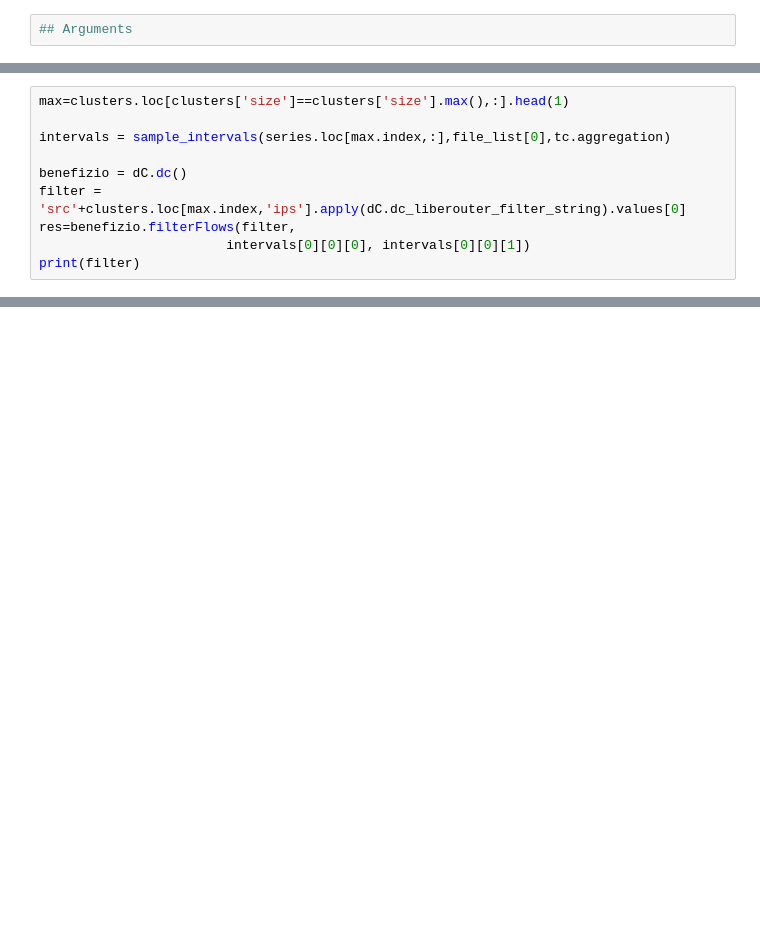
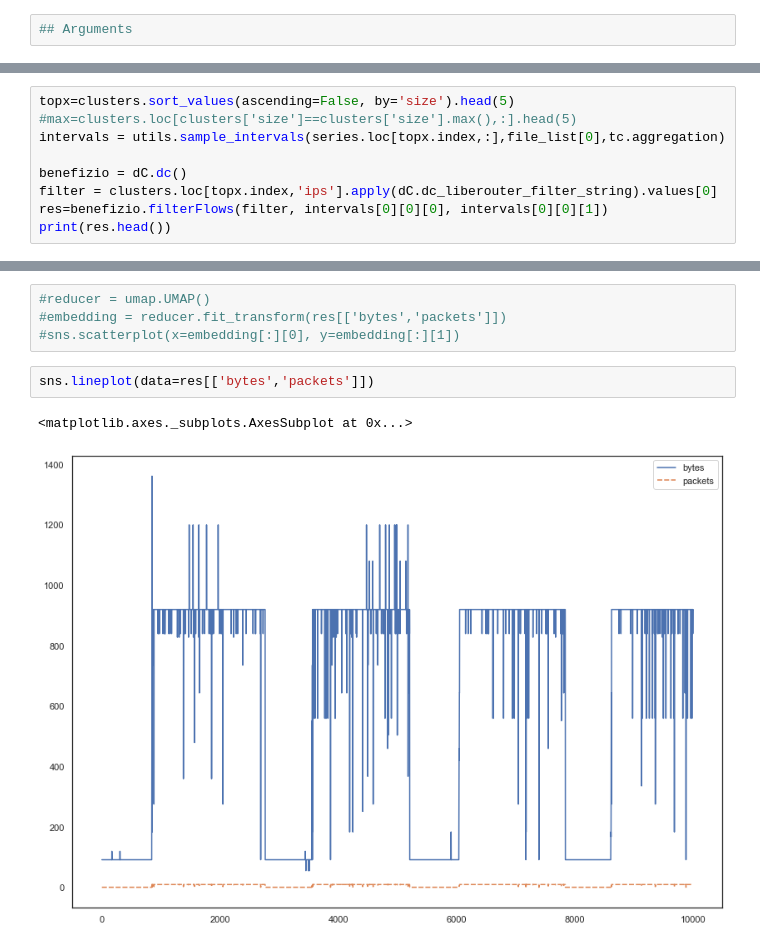
Before and after one commit to CESNET/SECT, a Jupyter notebook: notebooks/SECT.ipynb, the cells around one changed output, grey strips where cells are left out. Saved outputs shown, nothing was run; the diff lists cells and outputs as text; blank space fills up the shorter version.

```diff
--- a/notebooks/SECT.ipynb
+++ b/notebooks/SECT.ipynb
@@ -82,11 +107,10 @@ sns.heatmap(series.apply(lambda x: np.multiply(x,clusters['size']),axis=0))
 # %%
-max=clusters.loc[clusters['size']==clusters['size'].max(),:].head(1)
-
-intervals = sample_intervals(series.loc[max.index,:],file_list[0],tc.aggregation)
+topx=clusters.sort_values(ascending=False, by='size').head(5)
+#max=clusters.loc[clusters['size']==clusters['size'].max(),:].head(5)
+intervals = utils.sample_intervals(series.loc[topx.index,:],file_list[0],tc.aggregation)
 
 benefizio = dC.dc()
-filter = 'src'+clusters.loc[max.index,'ips'].apply(dC.dc_liberouter_filter_string).values[0]
-res=benefizio.filterFlows(filter,
-                        intervals[0][0][0], intervals[0][0][1])
-print(filter)
+filter = clusters.loc[topx.index,'ips'].apply(dC.dc_liberouter_filter_string).values[0]
+res=benefizio.filterFlows(filter, intervals[0][0][0], intervals[0][0][1])
+print(res.head())
 # %% [output]
@@ -128,2 +153,11 @@ labels
 Name: ips, dtype: object
 [interactive output not drawn]
+# %%
+#reducer = umap.UMAP()
+#embedding = reducer.fit_transform(res[['bytes','packets']])
+#sns.scatterplot(x=embedding[:][0], y=embedding[:][1])
+# %%
+sns.lineplot(data=res[['bytes','packets']])
+# %% [output]
+<matplotlib.axes._subplots.AxesSubplot at 0x...>
+[figure, added]
```
Also changed, not shown: parts of 17 cells of this notebook, 3 other files.
